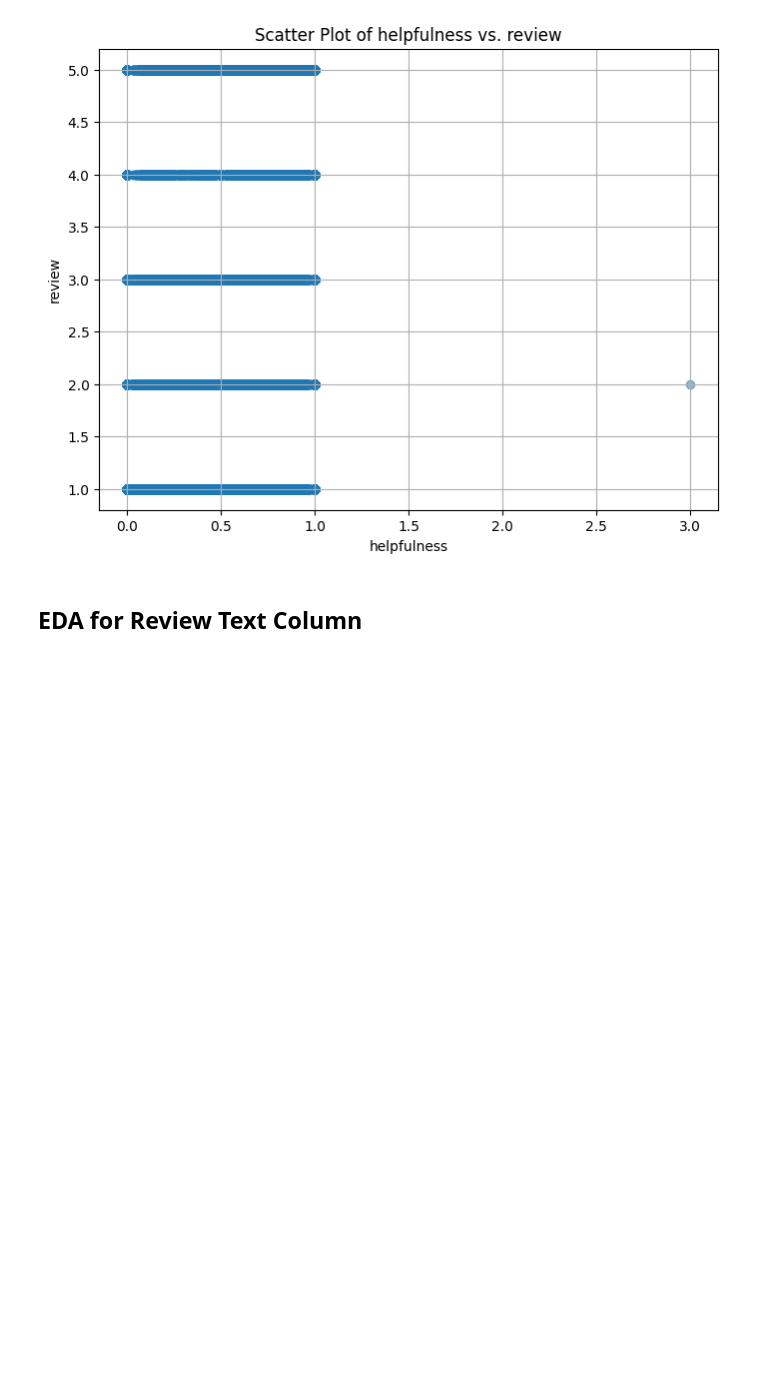
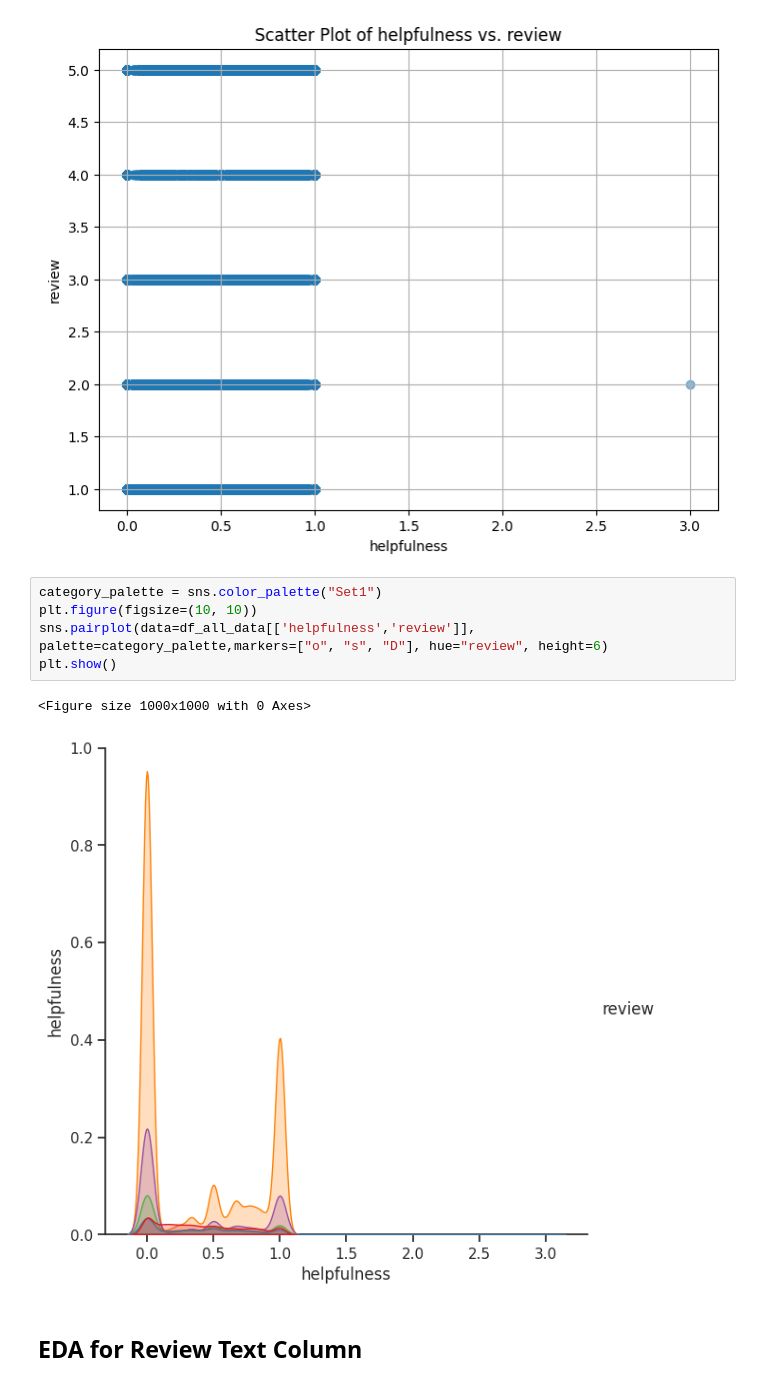
Before and after one commit to arnaldochm/final_project_nlp, a Jupyter notebook: notebooks/notebook_EDA.ipynb, the cells around one changed output. Cells and saved outputs as stored; diff of their text form; blank space fills up the shorter version.

```diff
--- a/notebooks/notebook_EDA.ipynb
+++ b/notebooks/notebook_EDA.ipynb
@@ -363,6 +363,14 @@ plt.grid(True)  # Add grid lines for better visualization
 plt.show()
 # %% [output]
 [figure]
+# %%
+category_palette = sns.color_palette("Set1")
+plt.figure(figsize=(10, 10))
+sns.pairplot(data=df_all_data[['helpfulness','review']], palette=category_palette,markers=["o", "s", "D"], hue="review", height=6)
+plt.show()
+# %% [output]
+<Figure size 1000x1000 with 0 Axes>
+[figure, added]
 # %% [markdown]
 ## EDA for Review Text Column
 # %%
```
